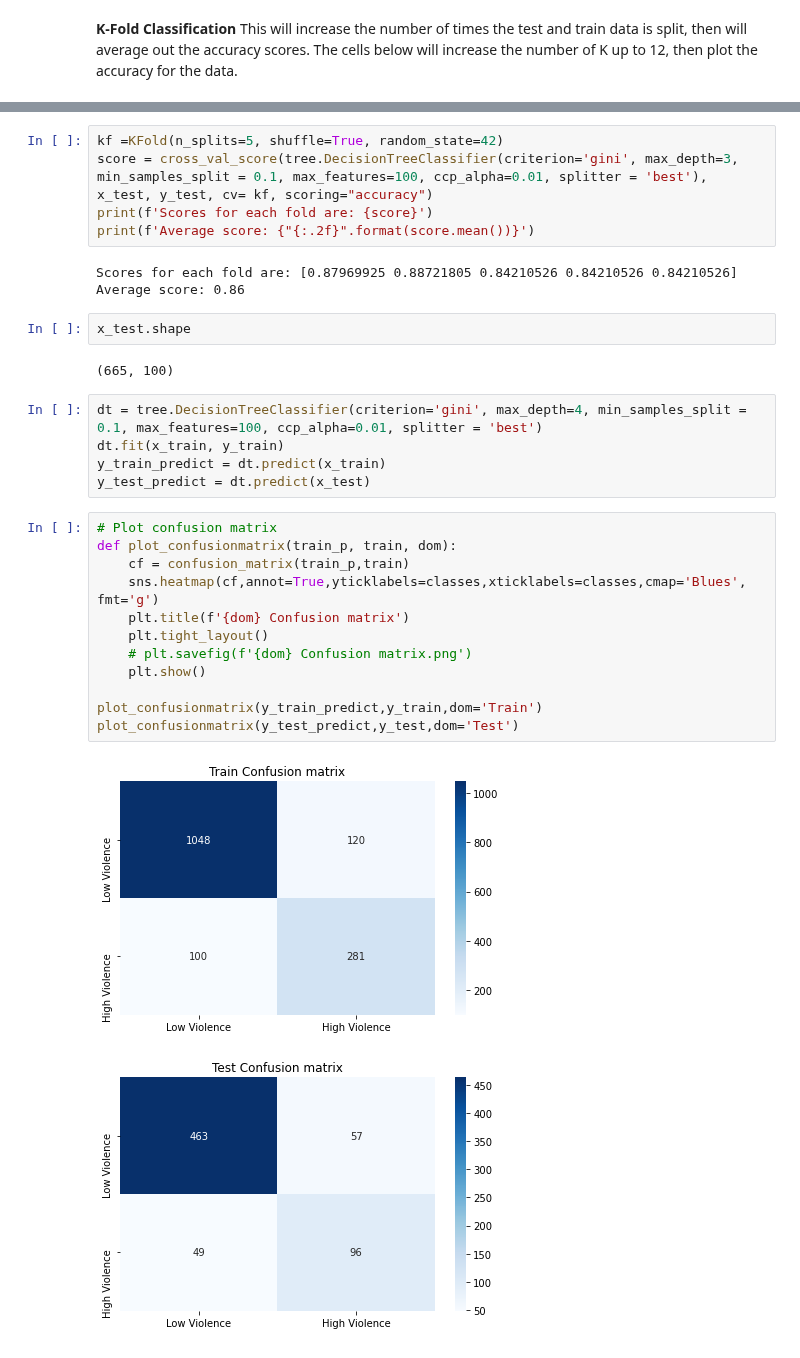
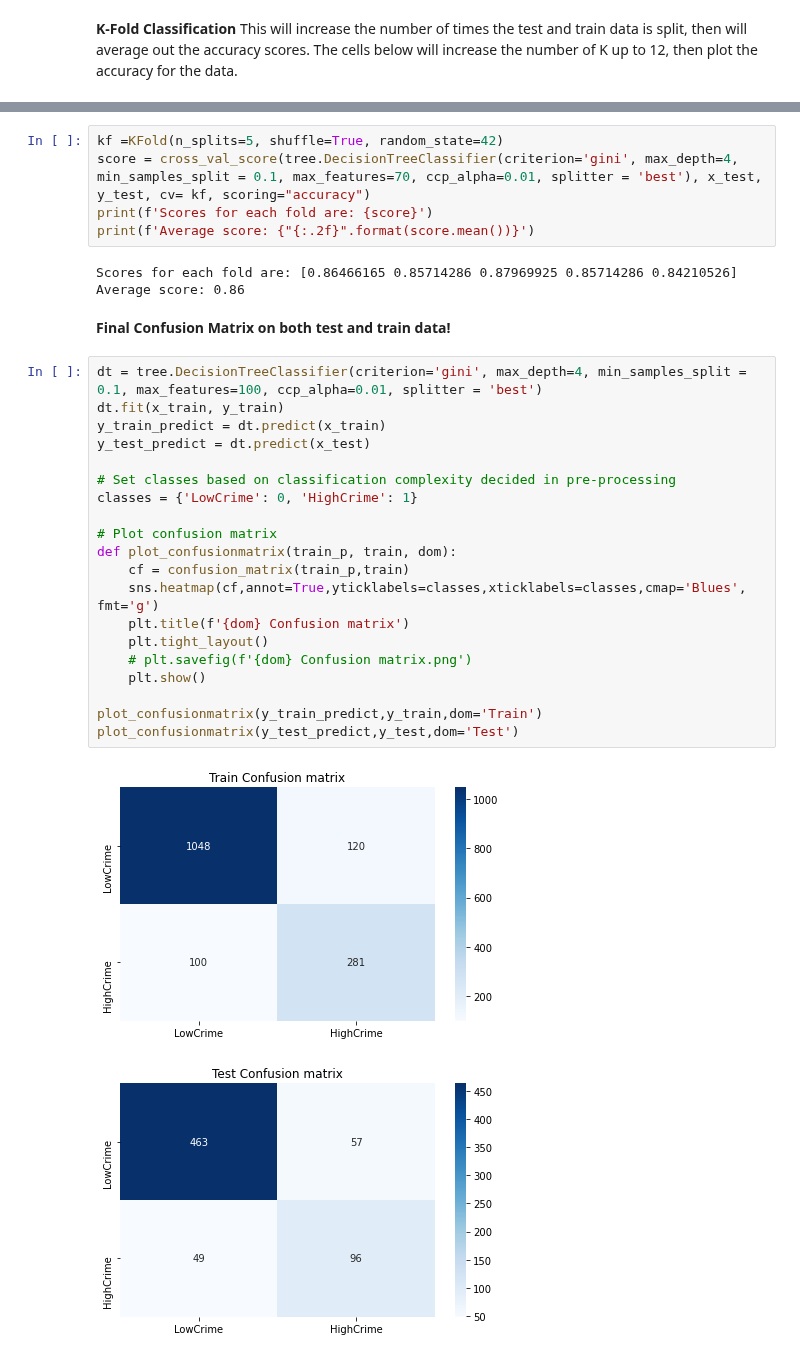
Before and after one commit to blueriver212/Crime_Prediction_ML, a Jupyter notebook: Decision_Trees.ipynb, the cells around one changed output, grey strips where cells are left out. Saved outputs shown, nothing was run; the diff lists cells and outputs as text.

```diff
--- a/Decision_Trees.ipynb
+++ b/Decision_Trees.ipynb
@@ -410,32 +324,33 @@ plt.ylim(0.7, 0.9)
 # %%
 kf =KFold(n_splits=5, shuffle=True, random_state=42)
-score = cross_val_score(tree.DecisionTreeClassifier(criterion='gini', max_depth=3, min_samples_split = 0.1, max_features=100, ccp_alpha=0.01, splitter = 'best'), x_test, y_test, cv= kf, scoring="accuracy")
+score = cross_val_score(tree.DecisionTreeClassifier(criterion='gini', max_depth=4, min_samples_split = 0.1, max_features=70, ccp_alpha=0.01, splitter = 'best'), x_test, y_test, cv= kf, scoring="accuracy")
 print(f'Scores for each fold are: {score}')
 print(f'Average score: {"{:.2f}".format(score.mean())}')
 # %% [output]
-Scores for each fold are: [0.87969925 0.88721805 0.84210526 0.84210526 0.84210526]
+Scores for each fold are: [0.86466165 0.85714286 0.87969925 0.85714286 0.84210526]
 Average score: 0.86
-# %%
-x_test.shape
-# %% [output]
-(665, 100)
-# %%
-dt = tree.DecisionTreeClassifier(criterion='gini', max_depth=4, min_samples_split = 0.1, max_features=100, ccp_alpha=0.01, splitter = 'best')
-dt.fit(x_train, y_train)
-y_train_predict = dt.predict(x_train)
-y_test_predict = dt.predict(x_test)
+# %% [markdown]
+**Final Confusion Matrix on both test and train data!**
 # %%
+dt = tree.DecisionTreeClassifier(criterion='gini', max_depth=4, min_samples_split = 0.1, max_features=100, ccp_alpha=0.01, splitter = 'best')
+dt.fit(x_train, y_train)
+y_train_predict = dt.predict(x_train)
+y_test_predict = dt.predict(x_test)
+
+# Set classes based on classification complexity decided in pre-processing
+classes = {'LowCrime': 0, 'HighCrime': 1}
+
 # Plot confusion matrix
 def plot_confusionmatrix(train_p, train, dom):
     cf = confusion_matrix(train_p,train)
     sns.heatmap(cf,annot=True,yticklabels=classes,xticklabels=classes,cmap='Blues', fmt='g')
     plt.title(f'{dom} Confusion matrix')
     plt.tight_layout()
     # plt.savefig(f'{dom} Confusion matrix.png')
     plt.show()
 
 plot_confusionmatrix(y_train_predict,y_train,dom='Train')
 plot_confusionmatrix(y_test_predict,y_test,dom='Test')
 # %% [output]
-[figure, old version]
+[figure, new version]
-[figure, old version]
+[figure, new version]
```
Also changed, not shown: parts of 24 cells of this notebook.
